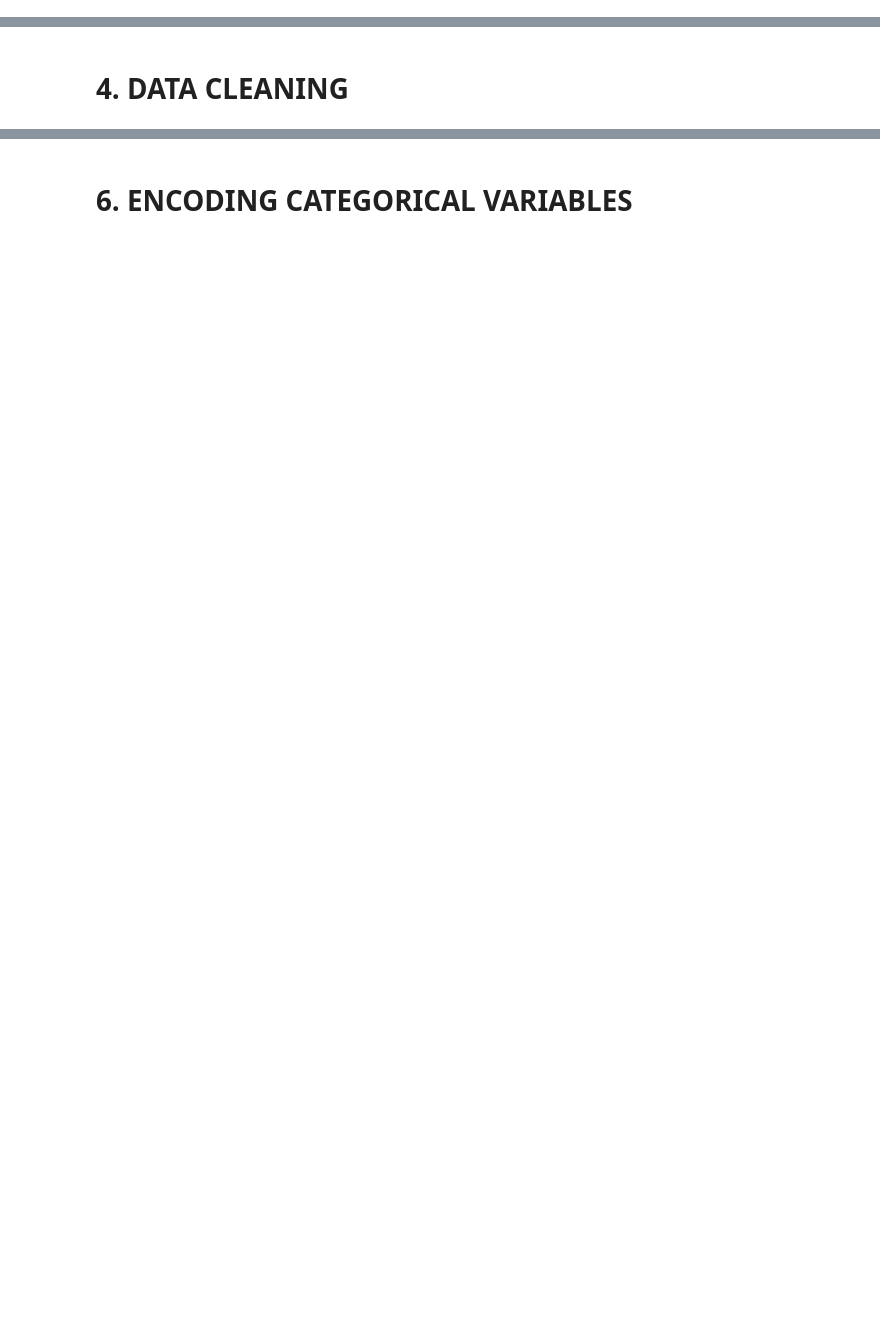
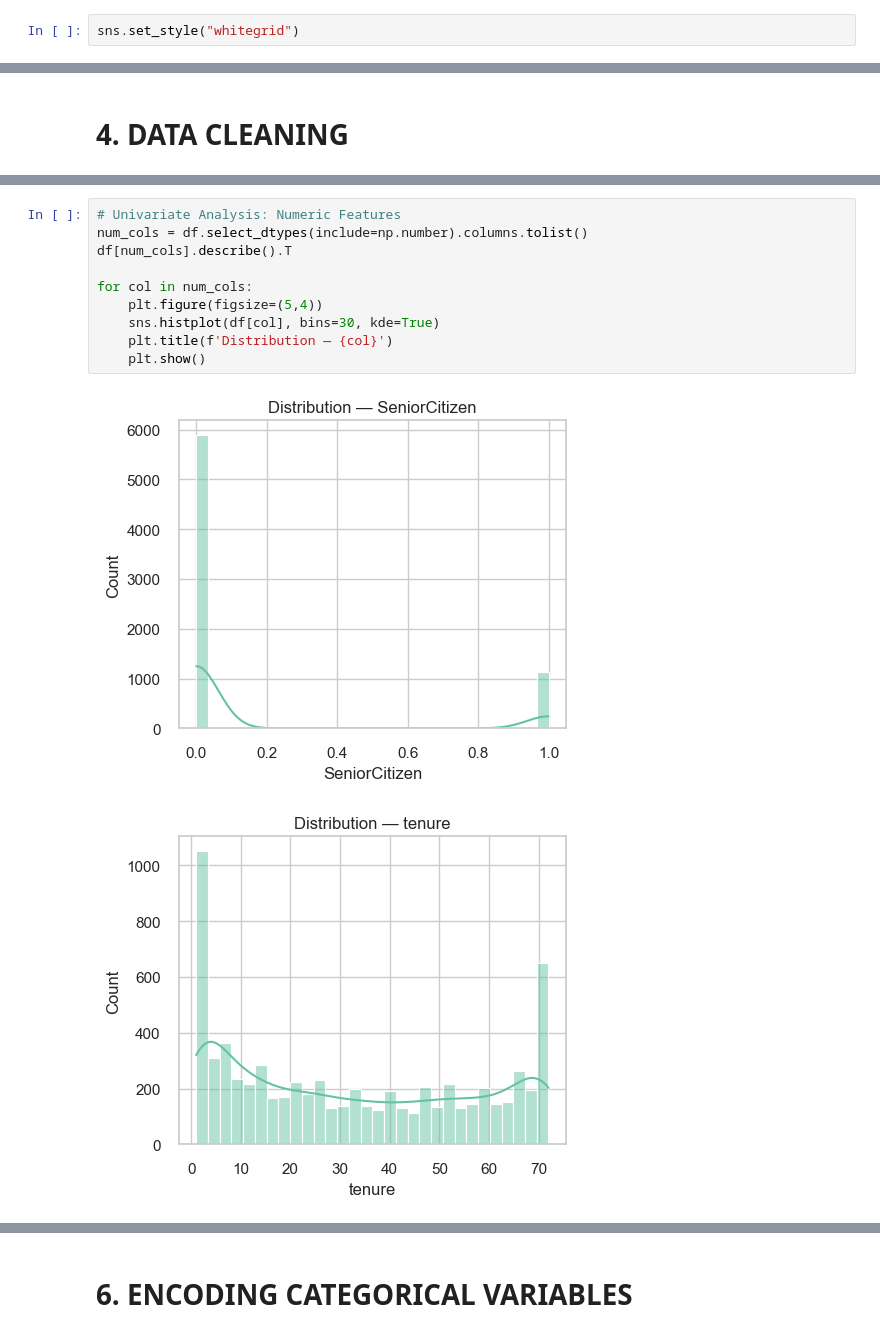
Before and after one commit to priyankadatacodes/telco-customer-churn-analysis, a Jupyter notebook: notebook/TelcoCustomerChurnAnalysis.ipynb, the cells around one changed output, grey strips where cells are left out. Drawn from its saved outputs; the diff is of its cells as text; blank space fills up the shorter version.

```diff
--- a/notebook/TelcoCustomerChurnAnalysis.ipynb
+++ b/notebook/TelcoCustomerChurnAnalysis.ipynb
@@ -25,3 +26,5 @@ from sklearn.metrics import (
+# %%
+sns.set_style("whitegrid")
 # %% [markdown]
 # **2. CONFIG / CONSTANTS**
 # %%
@@ -83,0 +117,13 @@ plt.show()
+# %%
+# Univariate Analysis: Numeric Features
+num_cols = df.select_dtypes(include=np.number).columns.tolist()
+df[num_cols].describe().T
+
+for col in num_cols:
+    plt.figure(figsize=(5,4))
+    sns.histplot(df[col], bins=30, kde=True)
+    plt.title(f'Distribution — {col}')
+    plt.show()
+# %% [output]
+[figure, added]
+[figure, added]
```
Also changed, not shown: parts of 40 cells of this notebook.
